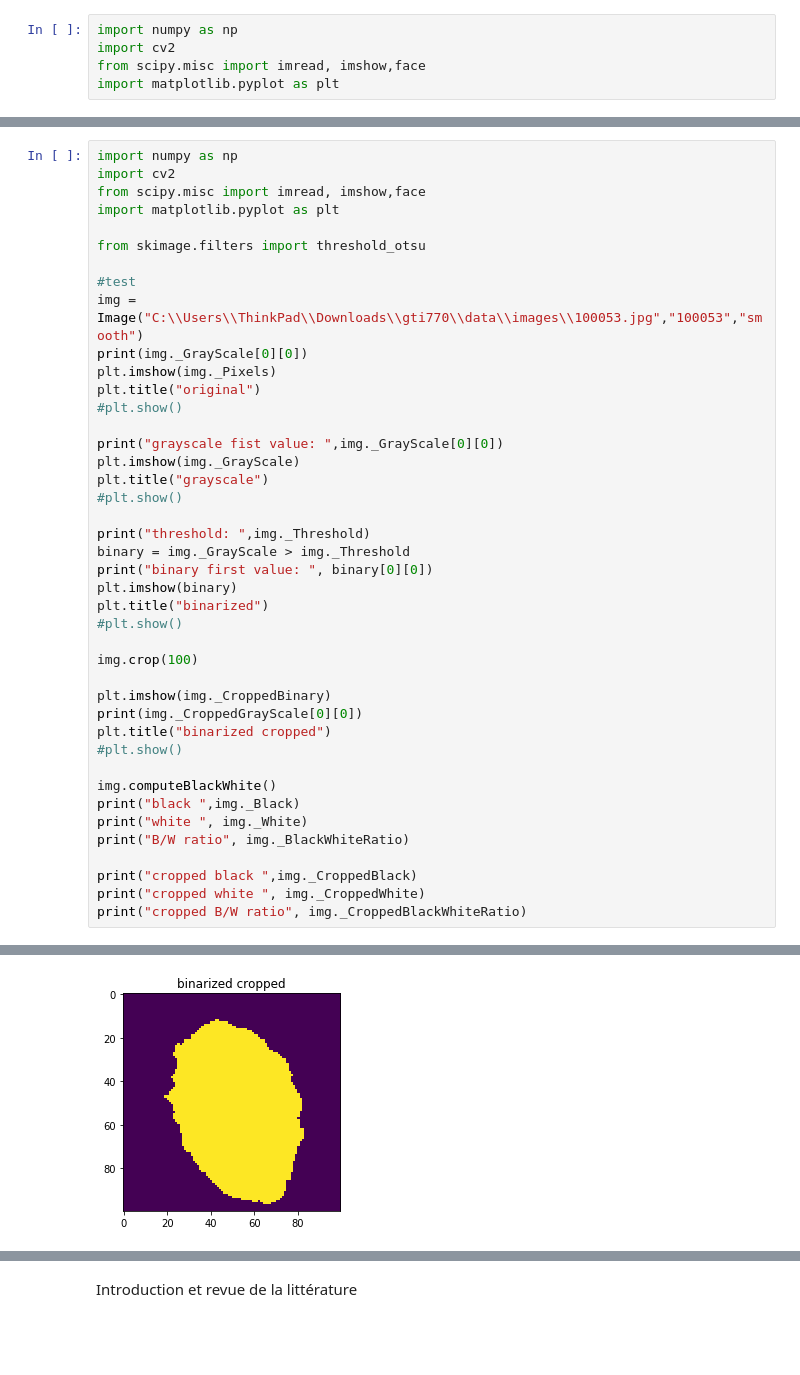
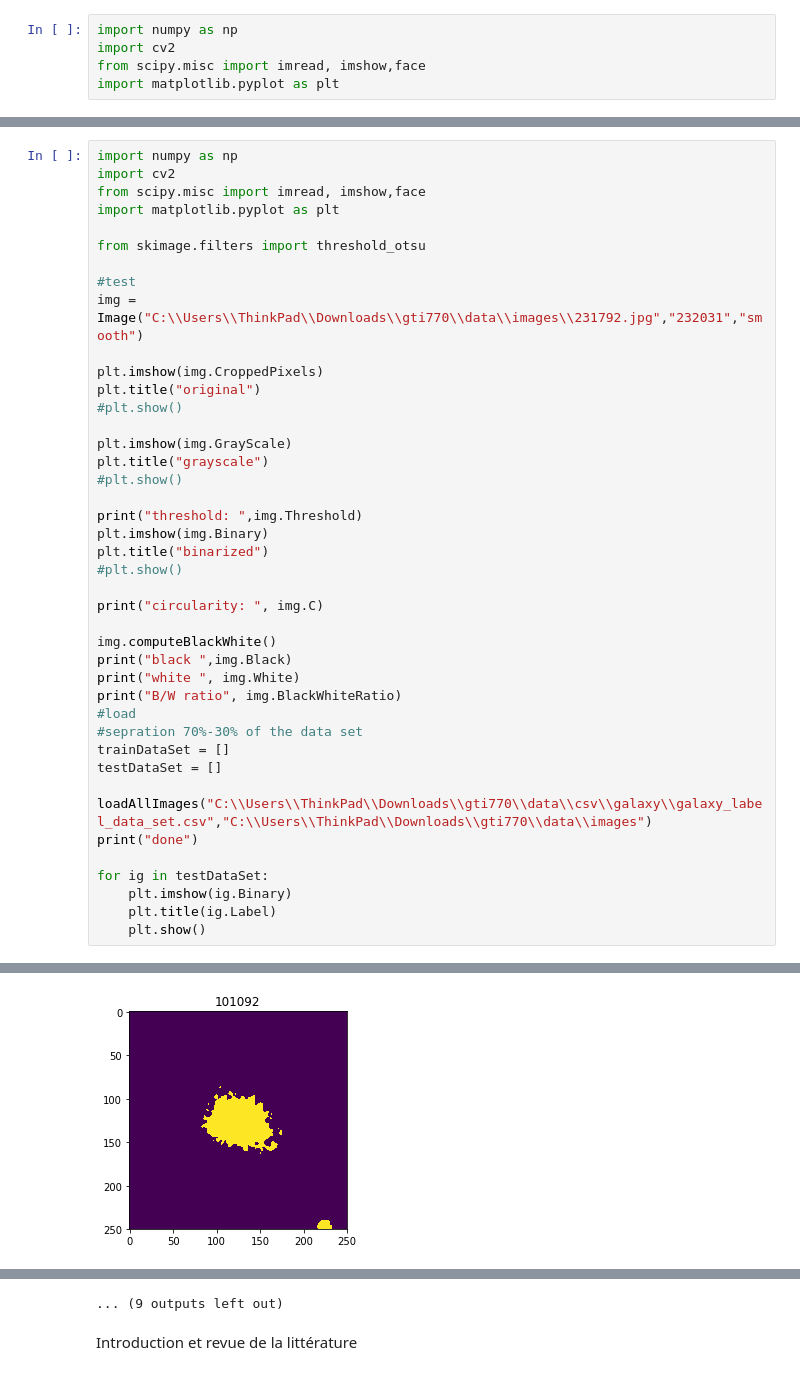
Before and after one commit to iraqforlife/Smart-classification-system, a Jupyter notebook: GTI770-TP01.ipynb, the cells around one changed output, grey strips where cells are left out. Saved outputs shown, nothing was run; the diff lists cells and outputs as text; blank space fills up the shorter version.

Commit message:
circularity & image loading

```diff
--- a/GTI770-TP01.ipynb
+++ b/GTI770-TP01.ipynb
@@ -91,37 +172,37 @@ import matplotlib.pyplot as plt
 from skimage.filters import threshold_otsu
 
 #test
-img = Image("C:\\Users\\ThinkPad\\Downloads\\gti770\\data\\images\\100053.jpg","100053","smooth")
-print(img._GrayScale[0][0])
-plt.imshow(img._Pixels)
+img = Image("C:\\Users\\ThinkPad\\Downloads\\gti770\\data\\images\\231792.jpg","232031","smooth")
+
+plt.imshow(img.CroppedPixels)
 plt.title("original")
 #plt.show()
 
-print("grayscale fist value: ",img._GrayScale[0][0])
-plt.imshow(img._GrayScale)
+plt.imshow(img.GrayScale)
 plt.title("grayscale")
 #plt.show()
 
-print("threshold: ",img._Threshold)
-binary = img._GrayScale > img._Threshold
-print("binary first value: ", binary[0][0])
-plt.imshow(binary)
+print("threshold: ",img.Threshold)
+plt.imshow(img.Binary)
 plt.title("binarized")
 #plt.show()
 
-img.crop(100)
-
-plt.imshow(img._CroppedBinary)
-print(img._CroppedGrayScale[0][0])
-plt.title("binarized cropped")
-#plt.show()
+print("circularity: ", img.C)
 
 img.computeBlackWhite()
-print("black ",img._Black)
-print("white ", img._White)
-print("B/W ratio", img._BlackWhiteRatio)
+print("black ",img.Black)
+print("white ", img.White)
+print("B/W ratio", img.BlackWhiteRatio)
+#load
+#sepration 70%-30% of the data set
+trainDataSet = []
+testDataSet = []
 
-print("cropped black ",img._CroppedBlack)
-print("cropped white ", img._CroppedWhite)
-print("cropped B/W ratio", img._CroppedBlackWhiteRatio)
+loadAllImages("C:\\Users\\ThinkPad\\Downloads\\gti770\\data\\csv\\galaxy\\galaxy_label_data_set.csv","C:\\Users\\ThinkPad\\Downloads\\gti770\\data\\images")
+print("done")
+
+for ig in testDataSet:
+    plt.imshow(ig.Binary)
+    plt.title(ig.Label)
+    plt.show()
 # %% [output]
@@ -137 +215 @@ B/W ratio 15.596750369276219
-[figure, old version]
+[figure, new version]
@@ -138,3 +226,4 @@ B/W ratio 15.596750369276219
+... (9 outputs left out)
 # %% [markdown]
 Introduction et revue de la littérature
 # %% [markdown]
```
Also changed, not shown: parts of 6 cells of this notebook.
